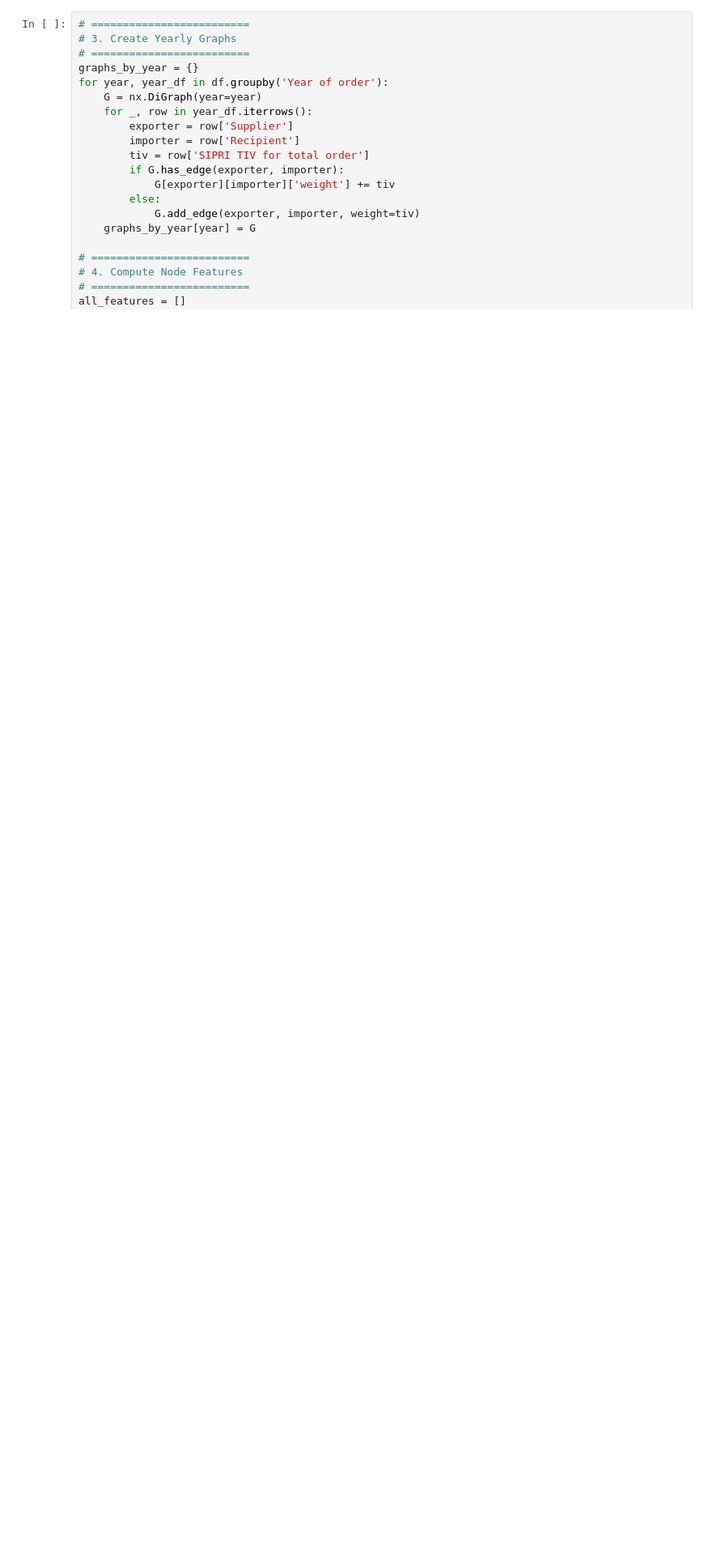
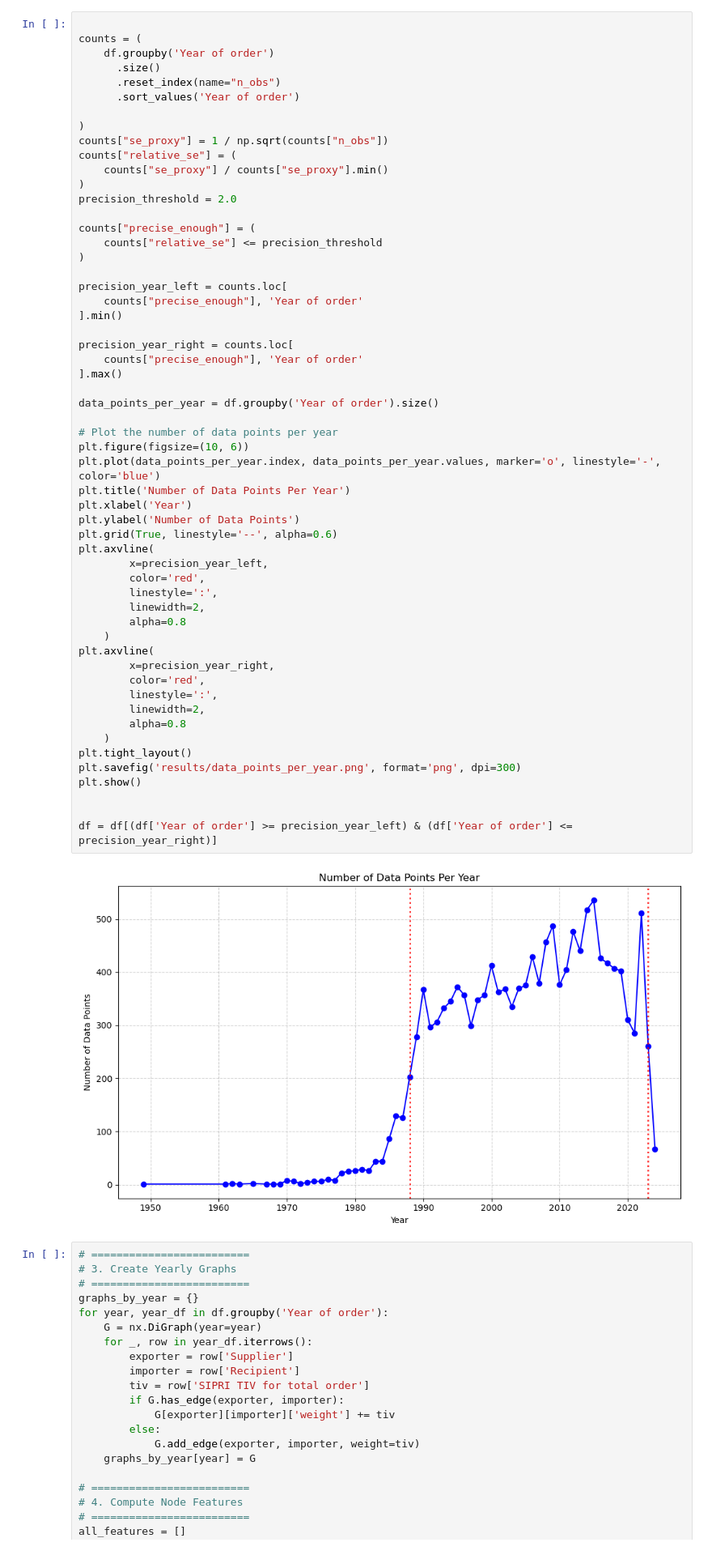
Before and after one commit to jorrit98/IM1002_Machine_Learning_Assignment, a Jupyter notebook: sample.ipynb, the cells around one changed output. Shown at 81% size. Drawn from its saved outputs; the diff is of its cells as text; blank space fills up the shorter version.

```diff
--- a/sample.ipynb
+++ b/sample.ipynb
@@ -59,3 +62,61 @@ Stable bandwidth of years: 1989.0 to 2022.0
+# %%
+
+counts = (
+    df.groupby('Year of order')
+      .size()
+      .reset_index(name="n_obs")
+      .sort_values('Year of order')
+
+)
+counts["se_proxy"] = 1 / np.sqrt(counts["n_obs"])
+counts["relative_se"] = (
+    counts["se_proxy"] / counts["se_proxy"].min()
+)
+precision_threshold = 2.0
+
+counts["precise_enough"] = (
+    counts["relative_se"] <= precision_threshold
+)
+
+precision_year_left = counts.loc[
+    counts["precise_enough"], 'Year of order'
+].min()
+
+precision_year_right = counts.loc[
+    counts["precise_enough"], 'Year of order'
+].max()
+
+data_points_per_year = df.groupby('Year of order').size()
+
+# Plot the number of data points per year
+plt.figure(figsize=(10, 6))
+plt.plot(data_points_per_year.index, data_points_per_year.values, marker='o', linestyle='-', color='blue')
+plt.title('Number of Data Points Per Year')
+plt.xlabel('Year')
+plt.ylabel('Number of Data Points')
+plt.grid(True, linestyle='--', alpha=0.6)
+plt.axvline(
+        x=precision_year_left,
+        color='red',
+        linestyle=':',
+        linewidth=2,
+        alpha=0.8
+    )
+plt.axvline(
+        x=precision_year_right,
+        color='red',
+        linestyle=':',
+        linewidth=2,
+        alpha=0.8
+    )
+plt.tight_layout()
+plt.savefig('results/data_points_per_year.png', format='png', dpi=300)
+plt.show()
+
+
+df = df[(df['Year of order'] >= precision_year_left) & (df['Year of order'] <= precision_year_right)]
+# %% [output]
+[figure, added]
 # %%
 # =========================
 # 3. Create Yearly Graphs
```
Also changed, not shown: parts of 8 cells of this notebook.
